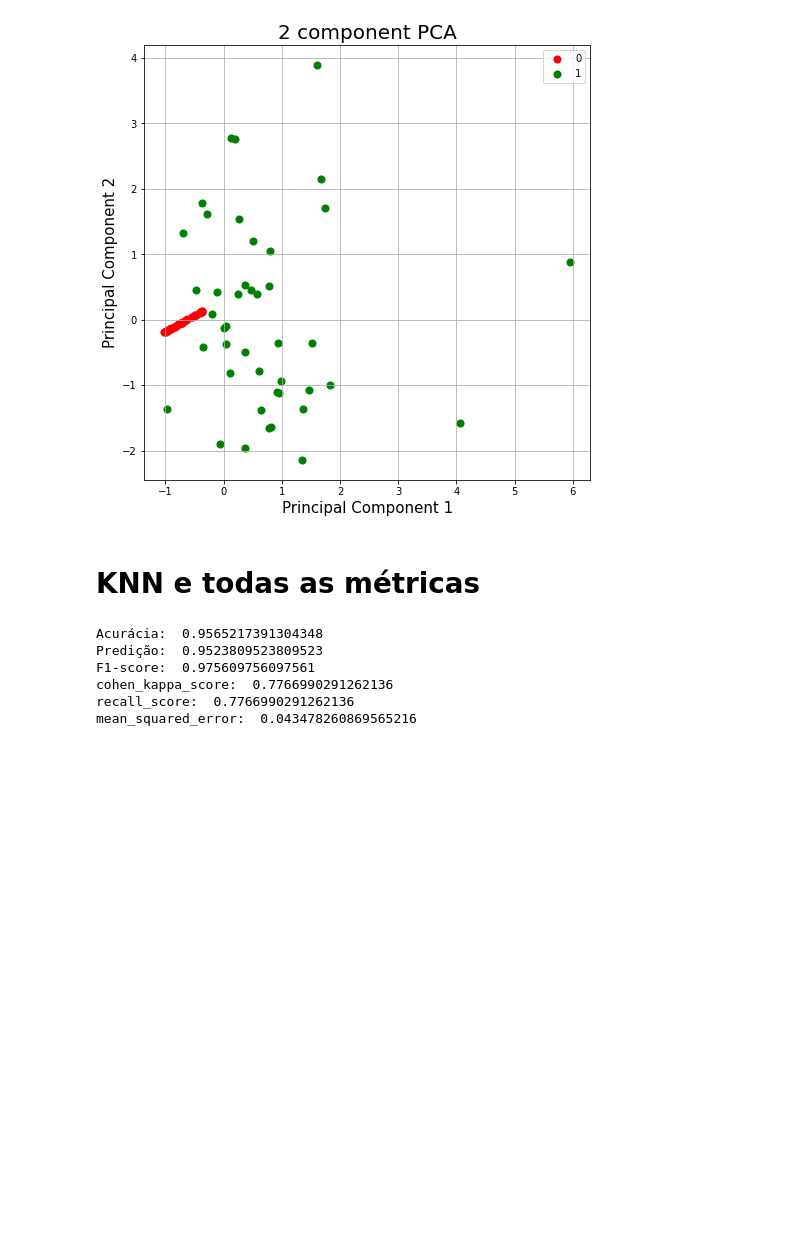
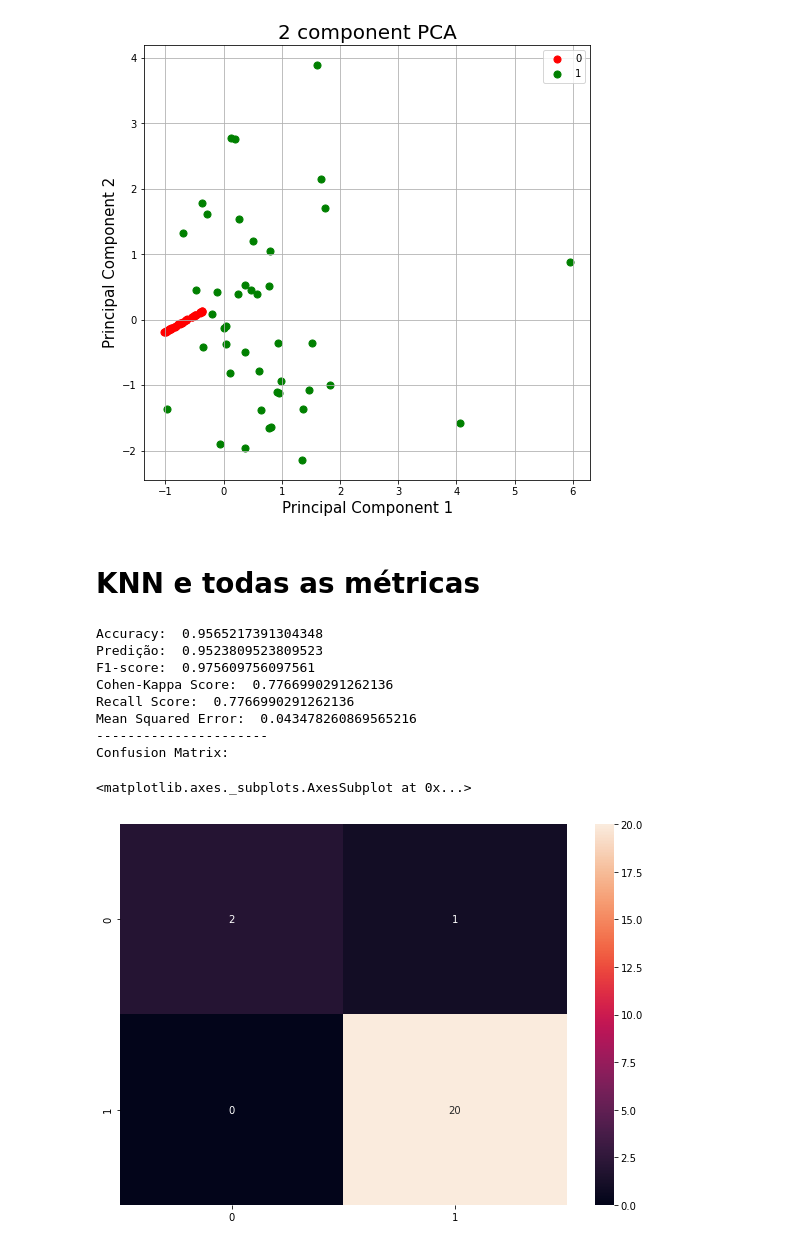
Before and after one commit to pilati06/pattern-recognition, a Jupyter notebook: pattern-recognition.ipynb, the cells around one changed output. Cells and saved outputs as stored; diff of their text form; code cells hidden in the pictures; blank space fills up the shorter version.

```diff
--- a/pattern-recognition.ipynb
+++ b/pattern-recognition.ipynb
@@ -310,22 +294,32 @@ ax.grid()
 # %%
 from sklearn import neighbors, metrics
 n_neighbors = 10
 
 clf = neighbors.KNeighborsClassifier(n_neighbors)
 clf.fit(X_train_res, y_train_res)
 
 results = clf.predict(X_test)
 
-print("Acurácia: ",metrics.accuracy_score(y_test, results))
+print("Accuracy: ",metrics.accuracy_score(y_test, results))
 print("Predição: ",metrics.precision_score(y_test, results))
 print("F1-score: ",metrics.f1_score(y_test, results))
-print("cohen_kappa_score: ",metrics.cohen_kappa_score(y_test, results))
-print("recall_score: ",metrics.cohen_kappa_score(y_test, results))
-print("mean_squared_error: ",metrics.mean_squared_error(y_test, results))
+print("Cohen-Kappa Score: ",metrics.cohen_kappa_score(y_test, results))
+print("Recall Score: ",metrics.cohen_kappa_score(y_test, results))
+print("Mean Squared Error: ",metrics.mean_squared_error(y_test, results))
+print("----------------------")
+print("Confusion Matrix: ")
+
+df_cm = pd.DataFrame(metrics.confusion_matrix(y_test, results))
+plt.figure(figsize = (10,7))
+sns.heatmap(df_cm, annot=True)
 # %% [output]
-Acurácia:  0.9565217391304348
+Accuracy:  0.9565217391304348
 Predição:  0.9523809523809523
 F1-score:  0.975609756097561
-cohen_kappa_score:  0.7766990291262136
-recall_score:  0.7766990291262136
-mean_squared_error:  0.043478260869565216
+Cohen-Kappa Score:  0.7766990291262136
+Recall Score:  0.7766990291262136
+Mean Squared Error:  0.043478260869565216
+----------------------
+Confusion Matrix:
+<matplotlib.axes._subplots.AxesSubplot at 0x...>
+[figure, added]
```
Also changed, not shown: parts of 9 cells of this notebook, 1 other file.
